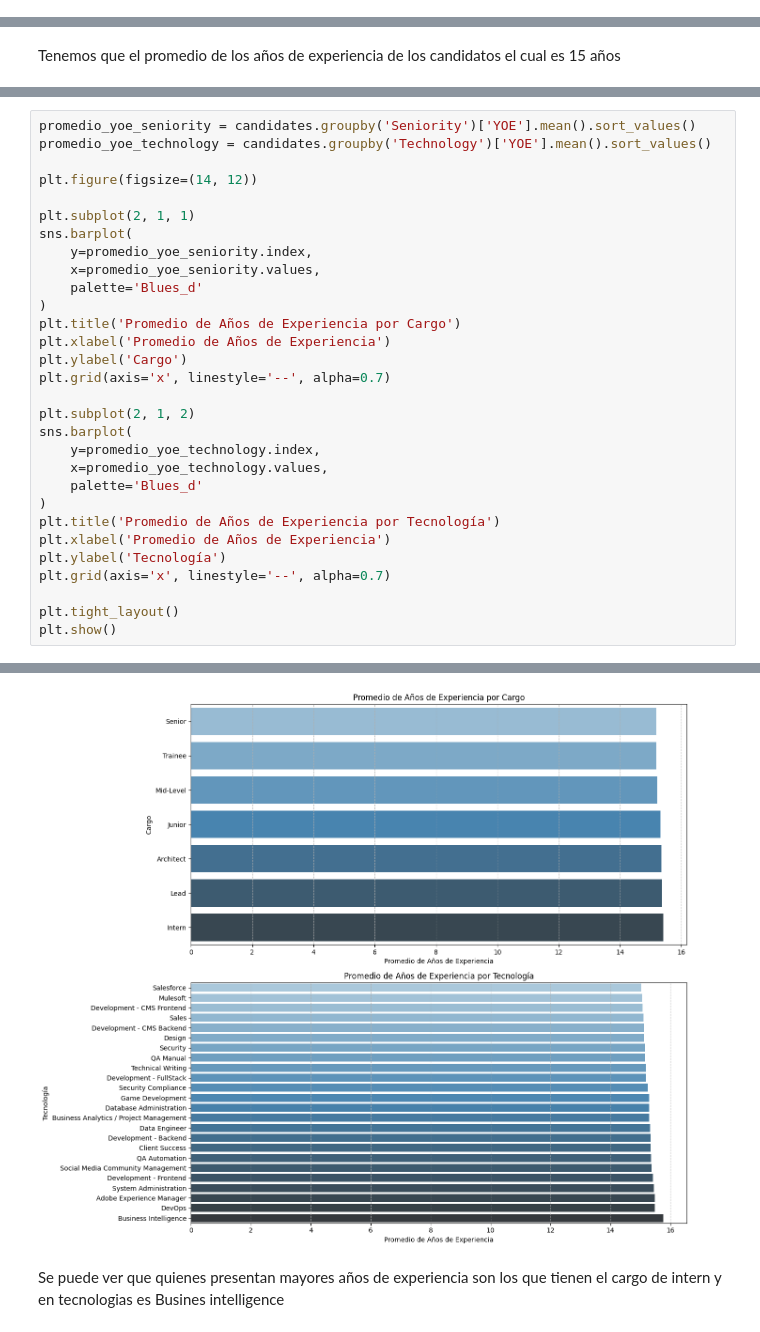
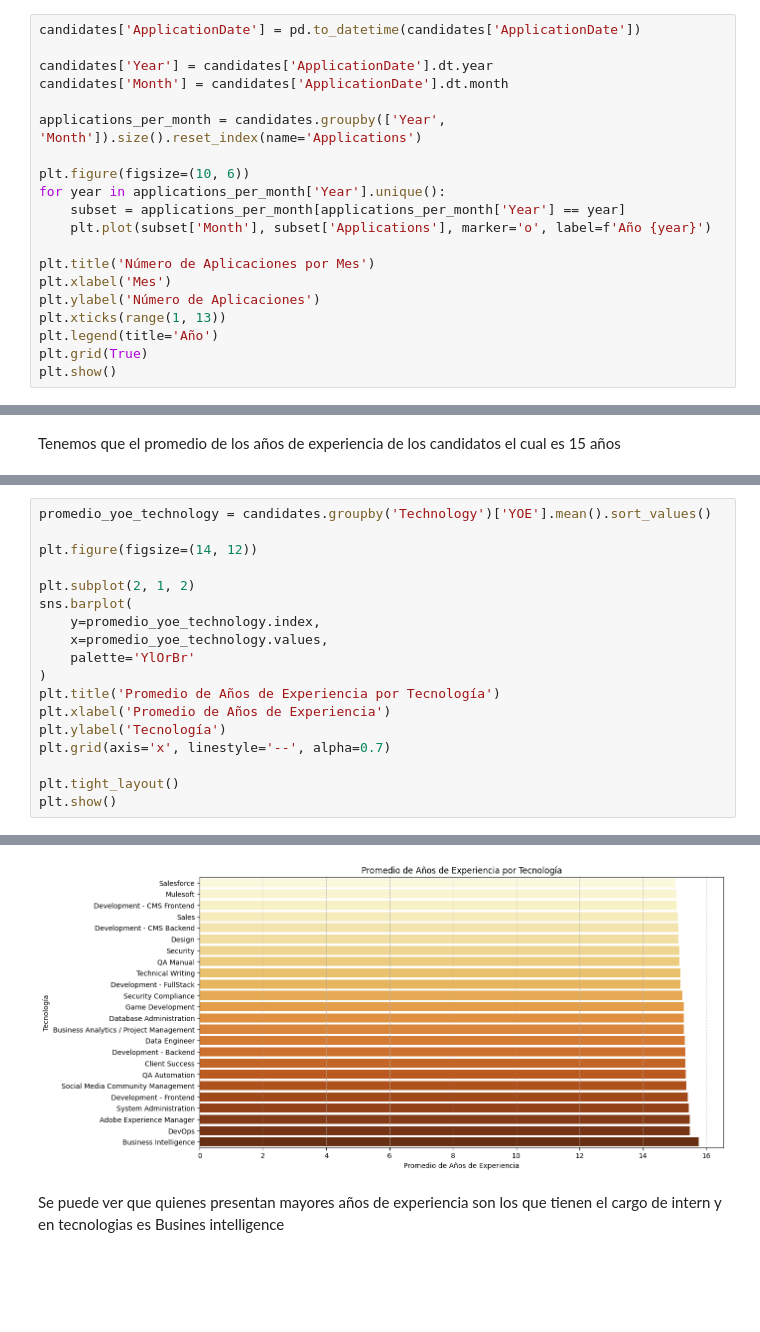
Before and after one commit to camilodelgado23/Candidate_Data_Workflow, a Jupyter notebook: Analisis_de_Datos/candidates_analisis.ipynb, the cells around one changed output, grey strips where cells are left out. Cells and saved outputs as stored; diff of their text form; blank space fills up the shorter version.

```diff
--- a/Analisis_de_Datos/candidates_analisis.ipynb
+++ b/Analisis_de_Datos/candidates_analisis.ipynb
@@ -251,0 +281,20 @@ Se puede observar que el pais con mayores candidatos es Malawi con casi 250, mie
+# %%
+candidates['ApplicationDate'] = pd.to_datetime(candidates['ApplicationDate'])
+
+candidates['Year'] = candidates['ApplicationDate'].dt.year
+candidates['Month'] = candidates['ApplicationDate'].dt.month
+
+applications_per_month = candidates.groupby(['Year', 'Month']).size().reset_index(name='Applications')
+
+plt.figure(figsize=(10, 6))
+for year in applications_per_month['Year'].unique():
+    subset = applications_per_month[applications_per_month['Year'] == year]
+    plt.plot(subset['Month'], subset['Applications'], marker='o', label=f'Año {year}')
+
+plt.title('Número de Aplicaciones por Mes')
+plt.xlabel('Mes')
+plt.ylabel('Número de Aplicaciones')
+plt.xticks(range(1, 13))
+plt.legend(title='Año')
+plt.grid(True)
+plt.show()
@@ -356,25 +431,13 @@ Tenemos que el promedio de los años de experiencia de los candidatos el cual es
 # %%
-promedio_yoe_seniority = candidates.groupby('Seniority')['YOE'].mean().sort_values()
 promedio_yoe_technology = candidates.groupby('Technology')['YOE'].mean().sort_values()
 
 plt.figure(figsize=(14, 12))
-
-plt.subplot(2, 1, 1)
-sns.barplot(
-    y=promedio_yoe_seniority.index,
-    x=promedio_yoe_seniority.values,
-    palette='Blues_d'
-)
-plt.title('Promedio de Años de Experiencia por Cargo')
-plt.xlabel('Promedio de Años de Experiencia')
-plt.ylabel('Cargo')
-plt.grid(axis='x', linestyle='--', alpha=0.7)
 
 plt.subplot(2, 1, 2)
 sns.barplot(
     y=promedio_yoe_technology.index,
     x=promedio_yoe_technology.values,
-    palette='Blues_d'
+    palette='YlOrBr'
 )
 plt.title('Promedio de Años de Experiencia por Tecnología')
 plt.xlabel('Promedio de Años de Experiencia')
@@ -394,4 +453,4 @@ Passing `palette` without assigning `hue` is deprecated and will be removed in v
-[figure, old version]
+[figure, new version]
 # %% [markdown]
 Se puede ver que quienes presentan mayores años de experiencia son los que tienen el cargo de intern y en tecnologias es Busines intelligence
 # %% [markdown]
```
Also changed, not shown: parts of 13 cells of this notebook, 2 other files.
